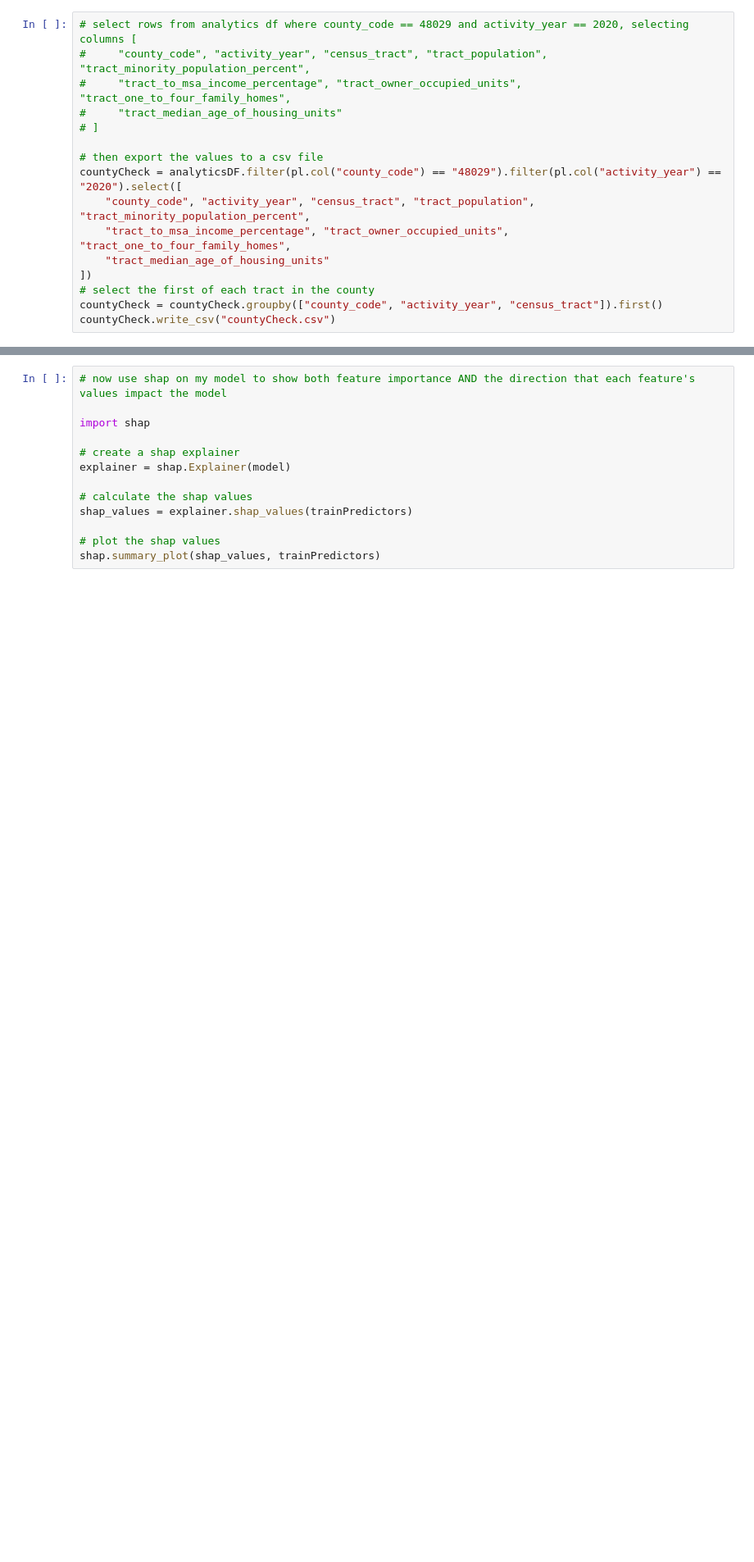
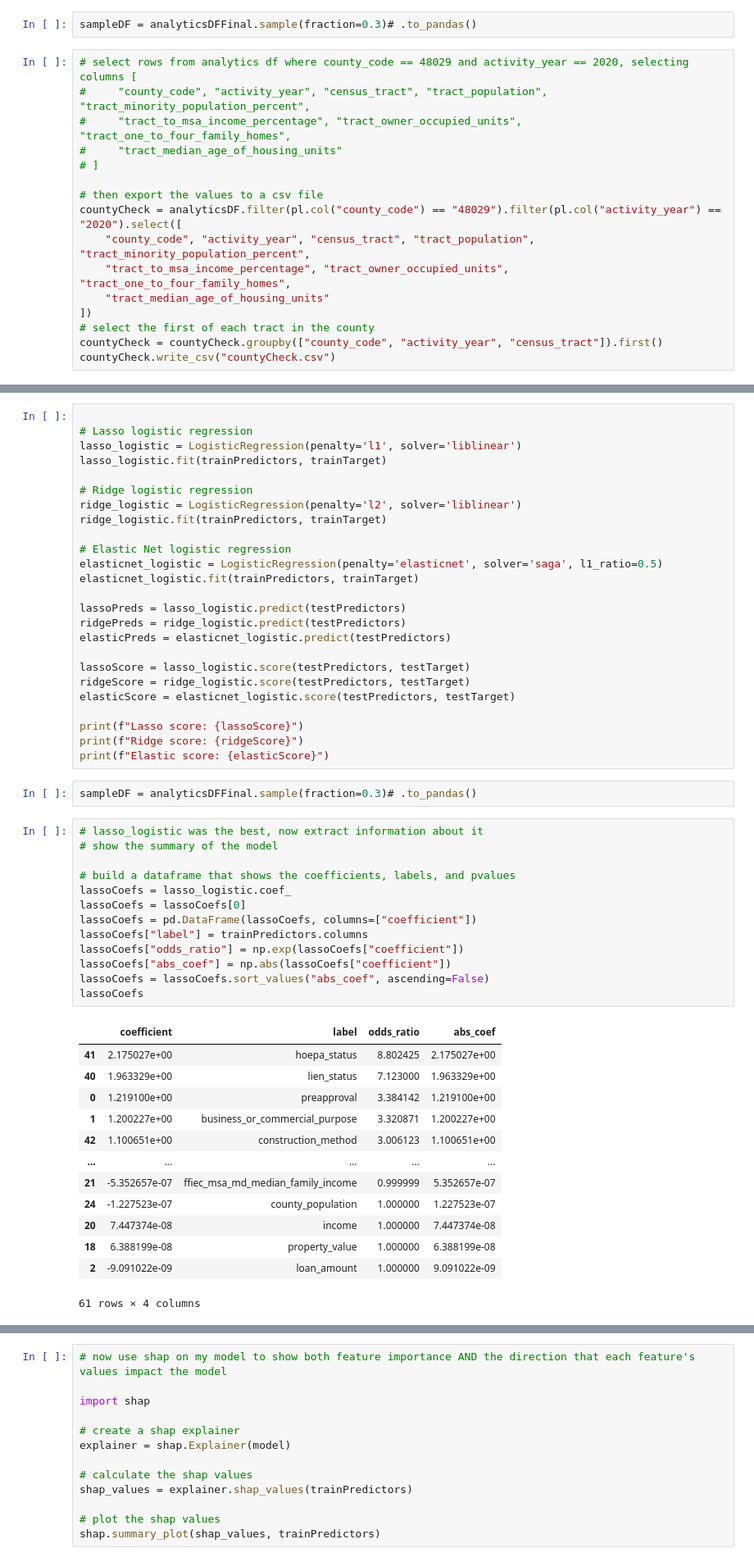
Before and after one commit to CoralLemons/Mortgage-Analysis-Project, a Jupyter notebook: Code/shane/exploration.ipynb, the cells around one changed output, grey strips where cells are left out. Shown at 82% size. Cells and saved outputs as stored; diff of their text form; blank space fills up the shorter version.

```diff
--- a/Code/shane/exploration.ipynb
+++ b/Code/shane/exploration.ipynb
@@ -292,3 +388,5 @@ trainDF, testDF = train_test_split(
+# %%
+sampleDF = analyticsDFFinal.sample(fraction=0.3)# .to_pandas()
 # %%
 # select rows from analytics df where county_code == 48029 and activity_year == 2020, selecting columns [
 #     "county_code", "activity_year", "census_tract", "tract_population", "tract_minority_population_percent",
@@ -320,0 +507,54 @@ plt.show()
+# %%
+
+# Lasso logistic regression
+lasso_logistic = LogisticRegression(penalty='l1', solver='liblinear')
+lasso_logistic.fit(trainPredictors, trainTarget)
+
+# Ridge logistic regression
+ridge_logistic = LogisticRegression(penalty='l2', solver='liblinear')
+ridge_logistic.fit(trainPredictors, trainTarget)
+
+# Elastic Net logistic regression
+elasticnet_logistic = LogisticRegression(penalty='elasticnet', solver='saga', l1_ratio=0.5)
+elasticnet_logistic.fit(trainPredictors, trainTarget)
+
+lassoPreds = lasso_logistic.predict(testPredictors)
+ridgePreds = ridge_logistic.predict(testPredictors)
+elasticPreds = elasticnet_logistic.predict(testPredictors)
+
+lassoScore = lasso_logistic.score(testPredictors, testTarget)
+ridgeScore = ridge_logistic.score(testPredictors, testTarget)
+elasticScore = elasticnet_logistic.score(testPredictors, testTarget)
+
+print(f"Lasso score: {lassoScore}")
+print(f"Ridge score: {ridgeScore}")
+print(f"Elastic score: {elasticScore}")
+# %%
+sampleDF = analyticsDFFinal.sample(fraction=0.3)# .to_pandas()
+# %%
+# lasso_logistic was the best, now extract information about it
+# show the summary of the model
+
+# build a dataframe that shows the coefficients, labels, and pvalues
+lassoCoefs = lasso_logistic.coef_
+lassoCoefs = lassoCoefs[0]
+lassoCoefs = pd.DataFrame(lassoCoefs, columns=["coefficient"])
+lassoCoefs["label"] = trainPredictors.columns
+lassoCoefs["odds_ratio"] = np.exp(lassoCoefs["coefficient"])
+lassoCoefs["abs_coef"] = np.abs(lassoCoefs["coefficient"])
+lassoCoefs = lassoCoefs.sort_values("abs_coef", ascending=False)
+lassoCoefs
+# %% [output]
+|  | coefficient | label | odds_ratio | abs_coef |
+| 41 | 2.175027e+00 | hoepa_status | 8.802425 | 2.175027e+00 |
+| 40 | 1.963329e+00 | lien_status | 7.123000 | 1.963329e+00 |
+| 0 | 1.219100e+00 | preapproval | 3.384142 | 1.219100e+00 |
+| 1 | 1.200227e+00 | business_or_commercial_purpose | 3.320871 | 1.200227e+00 |
+| 42 | 1.100651e+00 | construction_method | 3.006123 | 1.100651e+00 |
+| ... | ... | ... | ... | ... |
+| 21 | -5.352657e-07 | ffiec_msa_md_median_family_income | 0.999999 | 5.352657e-07 |
+| 24 | -1.227523e-07 | county_population | 1.000000 | 1.227523e-07 |
+| 20 | 7.447374e-08 | income | 1.000000 | 7.447374e-08 |
+| 18 | 6.388199e-08 | property_value | 1.000000 | 6.388199e-08 |
+| 2 | -9.091022e-09 | loan_amount | 1.000000 | 9.091022e-09 |
+61 rows × 4 columns
```
Also changed, not shown: parts of 17 cells of this notebook, 1 other file.
